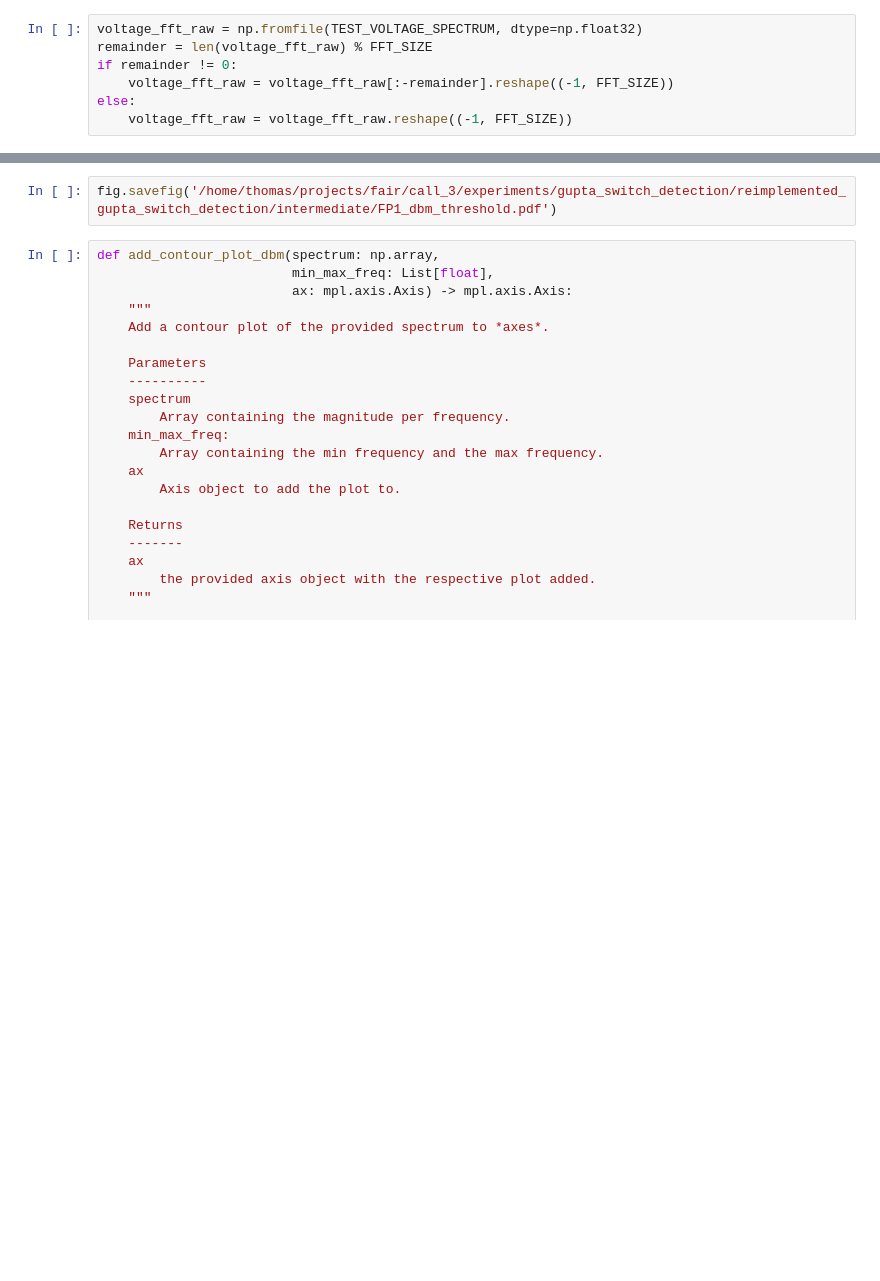
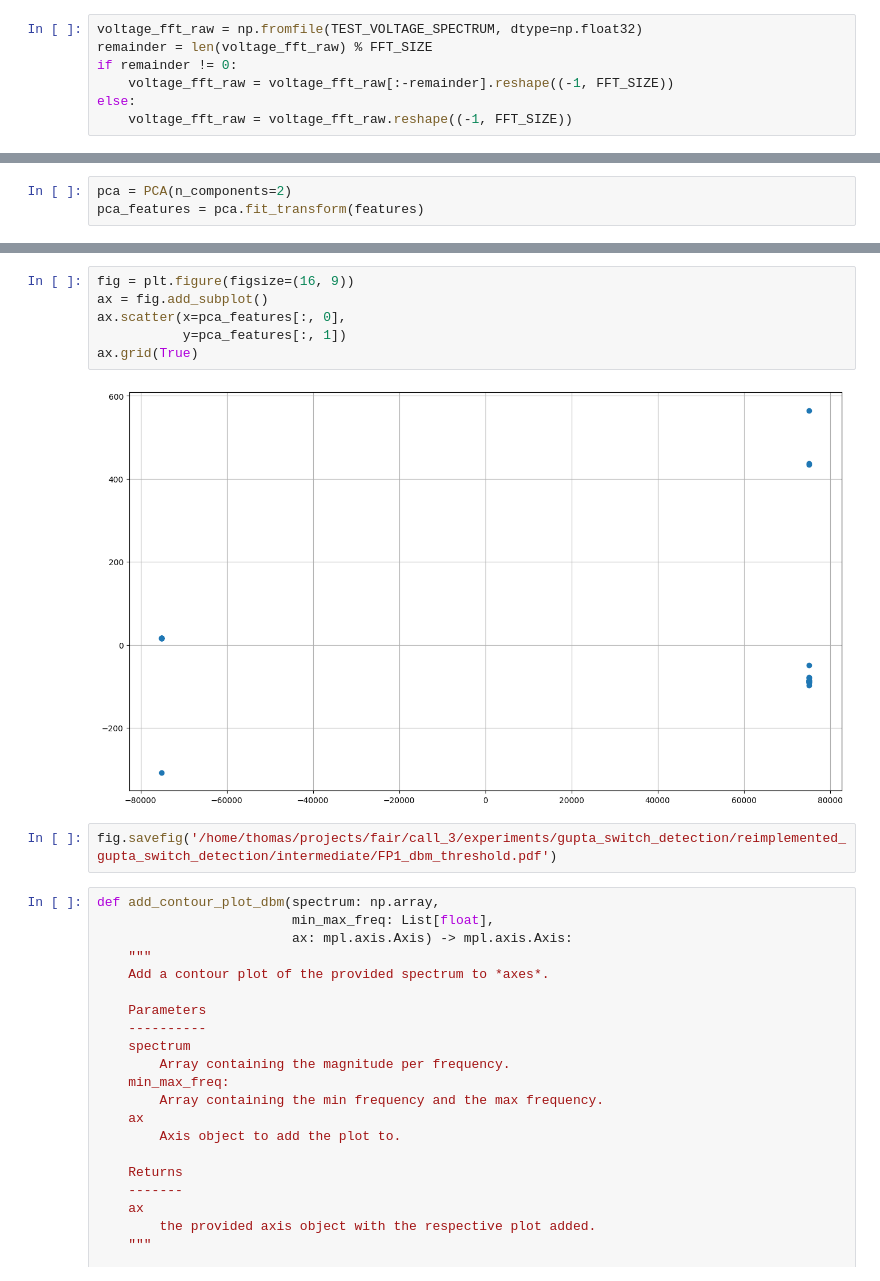
Before and after one commit to fair-acc/pulsed-power-ml, a Jupyter notebook: src/pulsed_power_ml/notebooks/GuptaSwitchDetection_NB_2023-01-18.ipynb, the cells around one changed output, grey strips where cells are left out. Cells and saved outputs as stored; diff of their text form; blank space fills up the shorter version.

```diff
--- a/src/pulsed_power_ml/notebooks/GuptaSwitchDetection_NB_2023-01-18.ipynb
+++ b/src/pulsed_power_ml/notebooks/GuptaSwitchDetection_NB_2023-01-18.ipynb
@@ -87,0 +238,3 @@ ax.grid(True)
+# %%
+pca = PCA(n_components=2)
+pca_features = pca.fit_transform(features)
@@ -88,3 +251,11 @@ ax.grid(True)
+# %%
+fig = plt.figure(figsize=(16, 9))
+ax = fig.add_subplot()
+ax.scatter(x=pca_features[:, 0],
+           y=pca_features[:, 1])
+ax.grid(True)
+# %% [output]
+[figure, added]
 # %%
 fig.savefig('/home/thomas/projects/fair/call_3/experiments/gupta_switch_detection/reimplemented_gupta_switch_detection/intermediate/FP1_dbm_threshold.pdf')
 # %%
```
Also changed, not shown: parts of 20 cells of this notebook, 2 other files.
